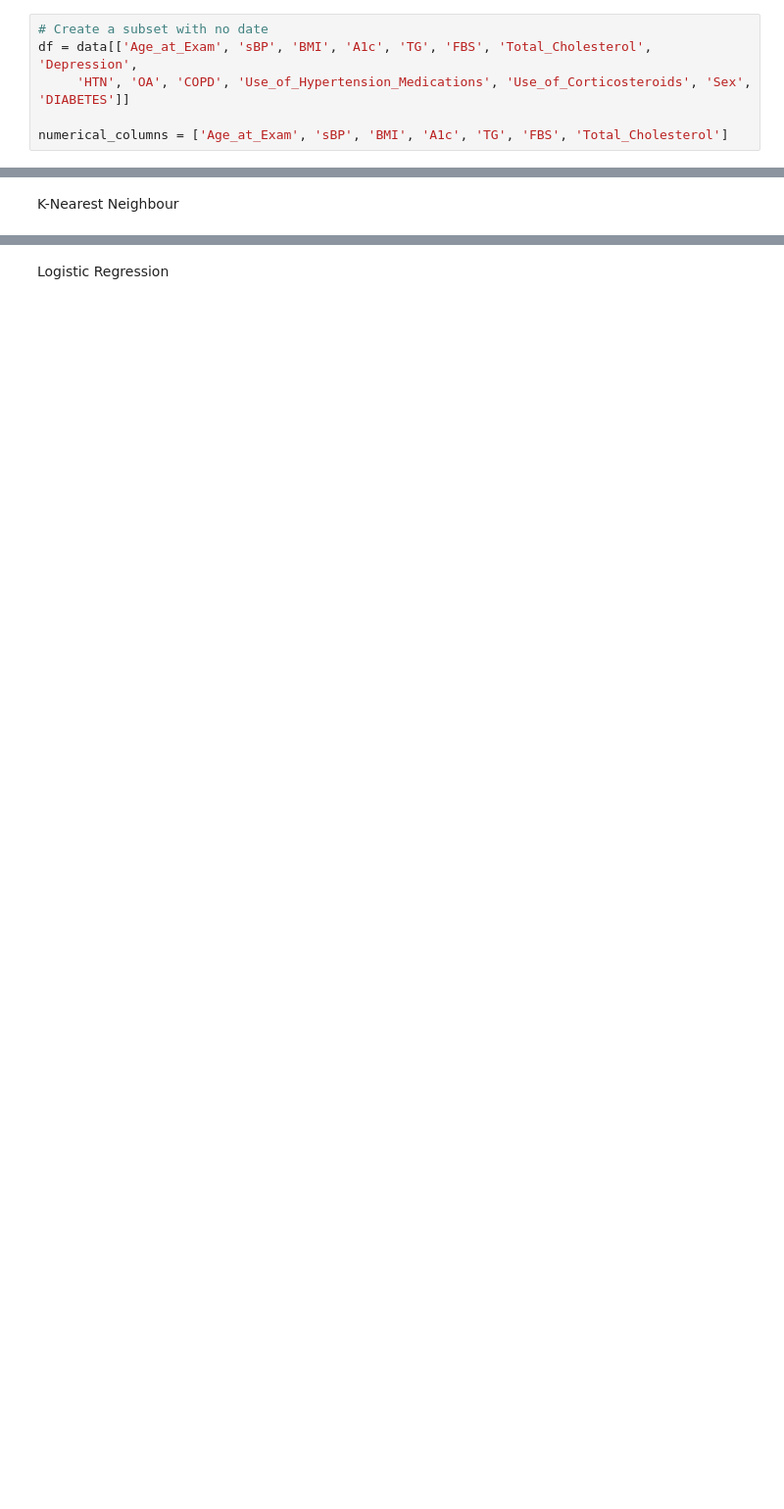
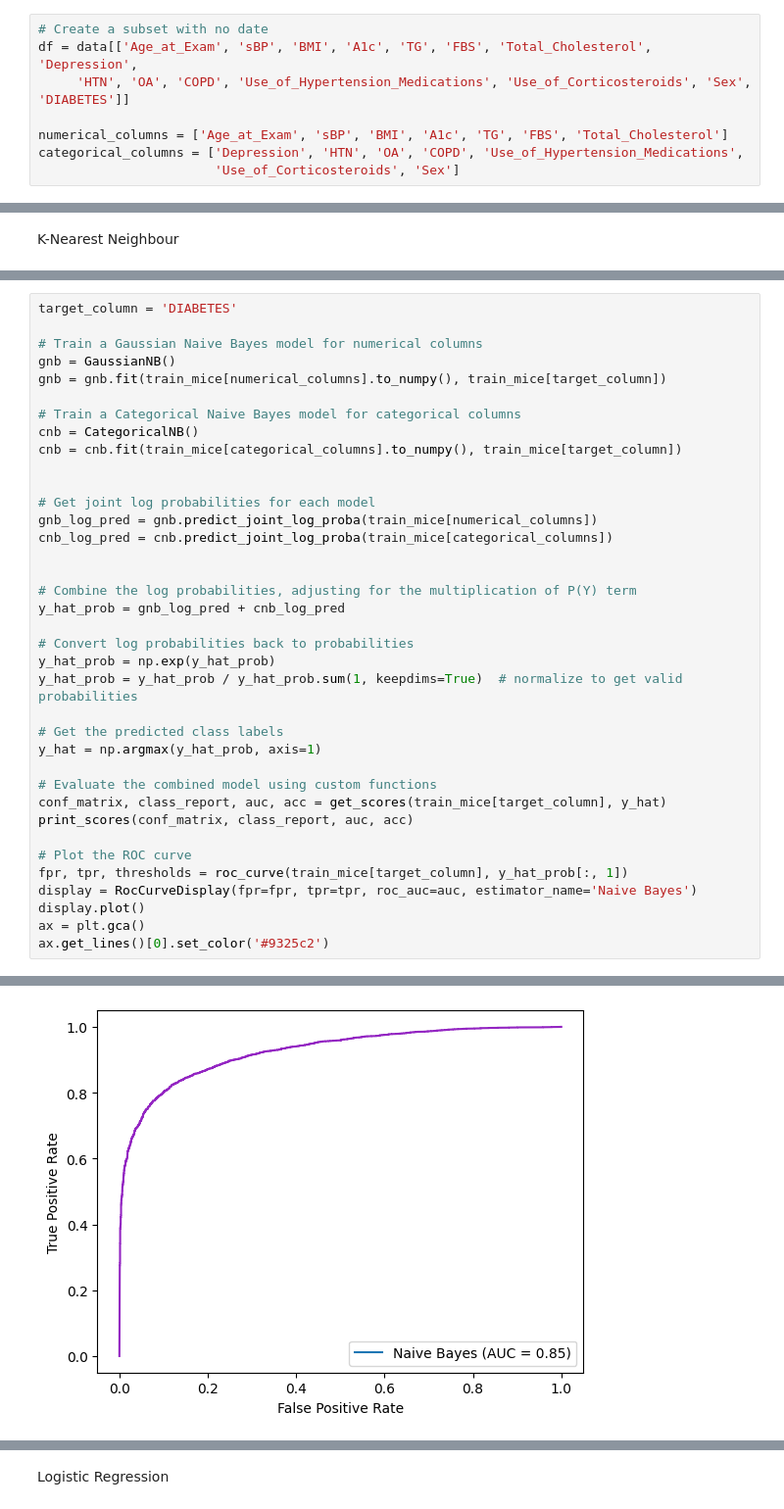
Before and after one commit to Yutong-Lu/A-Machine-Learning-Approach-for-Diabetes-Prediction-in-the-Canadian-Population, a Jupyter notebook: Updated_FINAL.ipynb, the cells around one changed output, grey strips where cells are left out. Shown at 98% size. Drawn from its saved outputs; the diff is of its cells as text; blank space fills up the shorter version.

```diff
--- a/Updated_FINAL.ipynb
+++ b/Updated_FINAL.ipynb
@@ -52,6 +52,8 @@ df = data[['Age_at_Exam', 'sBP', 'BMI', 'A1c', 'TG', 'FBS', 'Total_Cholesterol',
      'HTN', 'OA', 'COPD', 'Use_of_Hypertension_Medications', 'Use_of_Corticosteroids', 'Sex', 'DIABETES']]
 
 numerical_columns = ['Age_at_Exam', 'sBP', 'BMI', 'A1c', 'TG', 'FBS', 'Total_Cholesterol']
+categorical_columns = ['Depression', 'HTN', 'OA', 'COPD', 'Use_of_Hypertension_Medications',
+                       'Use_of_Corticosteroids', 'Sex']
 # %%
 # define features and outcome
 X = df.drop(['DIABETES'], axis=1)
@@ -182,0 +311,38 @@ weighted avg       0.85      0.84      0.84      1500
+# %%
+target_column = 'DIABETES'
+
+# Train a Gaussian Naive Bayes model for numerical columns
+gnb = GaussianNB()
+gnb = gnb.fit(train_mice[numerical_columns].to_numpy(), train_mice[target_column])
+
+# Train a Categorical Naive Bayes model for categorical columns
+cnb = CategoricalNB()
+cnb = cnb.fit(train_mice[categorical_columns].to_numpy(), train_mice[target_column])
+
+
+# Get joint log probabilities for each model
+gnb_log_pred = gnb.predict_joint_log_proba(train_mice[numerical_columns])
+cnb_log_pred = cnb.predict_joint_log_proba(train_mice[categorical_columns])
+
+
+# Combine the log probabilities, adjusting for the multiplication of P(Y) term
+y_hat_prob = gnb_log_pred + cnb_log_pred
+
+# Convert log probabilities back to probabilities
+y_hat_prob = np.exp(y_hat_prob)
+y_hat_prob = y_hat_prob / y_hat_prob.sum(1, keepdims=True)  # normalize to get valid probabilities
+
+# Get the predicted class labels
+y_hat = np.argmax(y_hat_prob, axis=1)
+
+# Evaluate the combined model using custom functions
+conf_matrix, class_report, auc, acc = get_scores(train_mice[target_column], y_hat)
+print_scores(conf_matrix, class_report, auc, acc)
+
+# Plot the ROC curve
+fpr, tpr, thresholds = roc_curve(train_mice[target_column], y_hat_prob[:, 1])
+display = RocCurveDisplay(fpr=fpr, tpr=tpr, roc_auc=auc, estimator_name='Naive Bayes')
+display.plot()
+ax = plt.gca()
+ax.get_lines()[0].set_color('#9325c2')
+# %% [output]
@@ -182,0 +364 @@ weighted avg       0.85      0.84      0.84      1500
+[figure, added]
```
Also changed, not shown: parts of 34 cells of this notebook.
